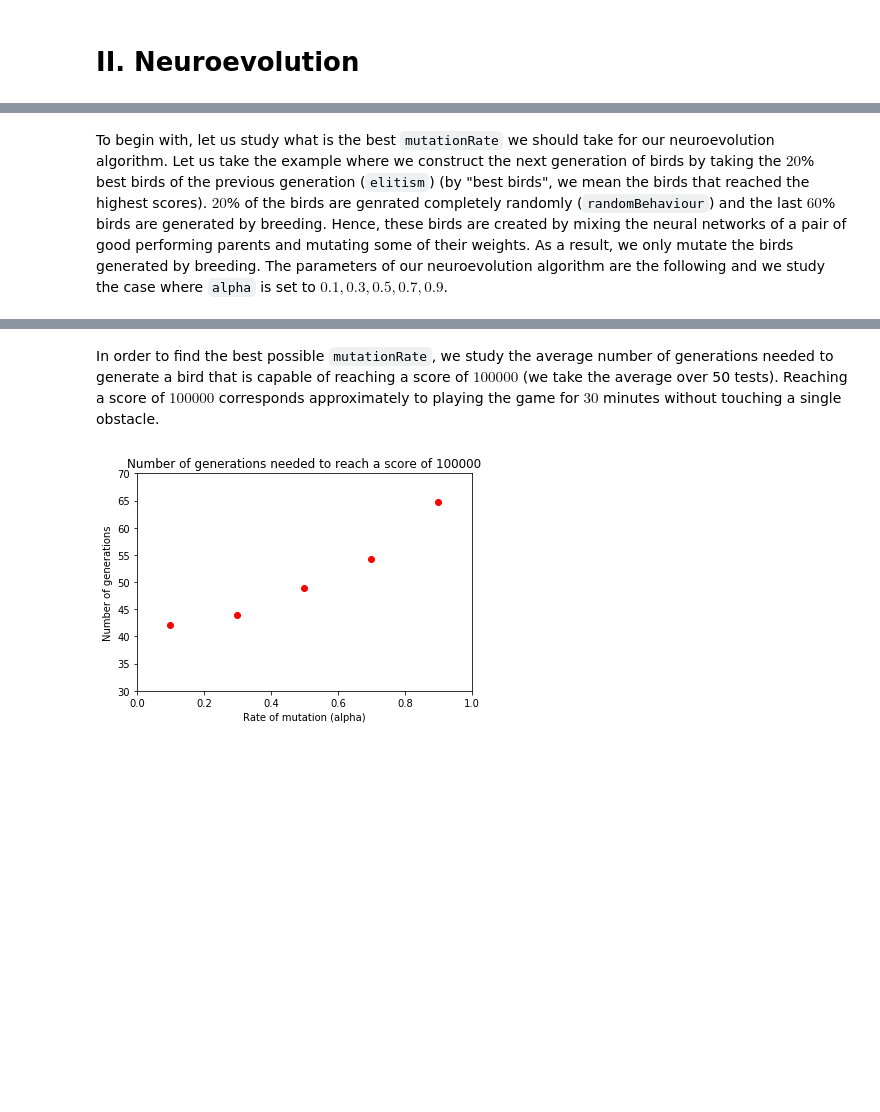
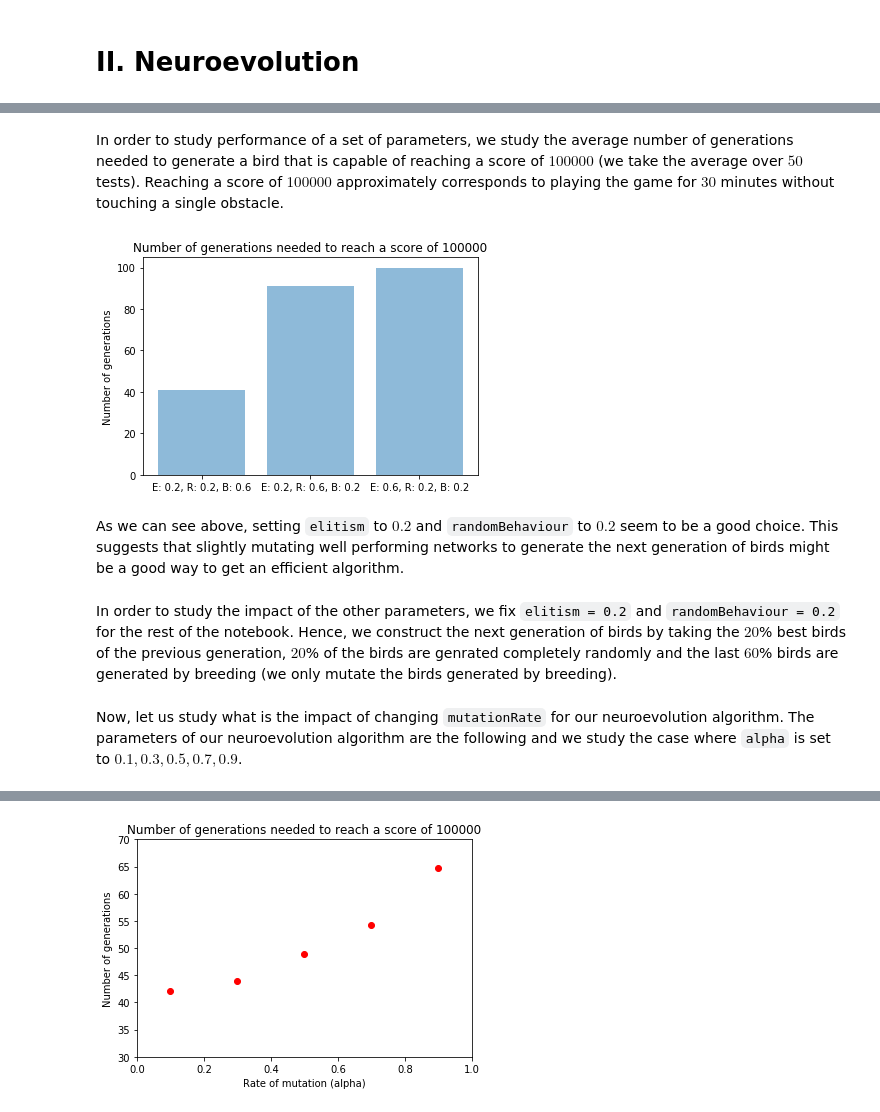
Before and after one commit to lucabonengel/FlappyProject, a Jupyter notebook: CSE204_Project.ipynb, the cells around one changed output, grey strips where cells are left out. Saved outputs shown, nothing was run; the diff lists cells and outputs as text; code cells hidden in the pictures; blank space fills up the shorter version.

Commit message:
Slides + Notebook

```diff
--- a/CSE204_Project.ipynb
+++ b/CSE204_Project.ipynb
@@ -42,9 +50,20 @@ When we create mutations in a neural network, two paramters need to be defined:
+# %% [markdown]
+In order to study performance of a set of parameters, we study the average number of generations needed to generate a bird that is capable of reaching a score of $100000$ (we take the average over $50$ tests). Reaching a score of $100000$ approximately corresponds to playing the game for $30$ minutes without touching a single obstacle.
+# %%
+plt.bar(['E: 0.2, R: 0.2, B: 0.6', 'E: 0.2, R: 0.6, B: 0.2', 'E: 0.6, R: 0.2, B: 0.2'], [40.86, 91.3, 99.9], align='center', alpha=0.5)
+plt.ylabel('Number of generations')
+plt.title('Number of generations needed to reach a score of 100000')
+plt.show()
+# %% [output]
+[figure, added]
+# %% [markdown]
+As we can see above, setting `elitism` to $0.2$ and `randomBehaviour` to $0.2$ seem to be a good choice. This suggests that slightly mutating well performing networks to generate the next generation of birds might be a good way to get an efficient algorithm.
 # %% [markdown]
-To begin with, let us study what is the best `mutationRate` we should take for our neuroevolution algorithm. Let us take the example where we construct the next generation of birds by taking the $20$% best birds of the previous generation (`elitism`) (by "best birds", we mean the birds that reached the highest scores). $20$% of the birds are genrated completely randomly (`randomBehaviour`) and the last $60$% birds are generated by breeding. Hence, these birds are created by mixing the neural networks of a pair of good performing parents and mutating some of their weights. As a result, we only mutate the birds generated by breeding. The parameters of our neuroevolution algorithm are the following and we study the case where `alpha` is set to $0.1, 0.3, 0.5, 0.7, 0.9$.
+In order to study the impact of the other parameters, we fix `elitism = 0.2` and `randomBehaviour = 0.2` for the rest of the notebook. Hence, we construct the next generation of birds by taking the $20$% best birds of the previous generation, $20$% of the birds are genrated completely randomly and the last $60$% birds are generated by breeding (we only mutate the birds generated by breeding).
+# %% [markdown]
+Now, let us study what is the impact of changing `mutationRate` for our neuroevolution algorithm. The parameters of our neuroevolution algorithm are the following and we study the case where `alpha` is set to $0.1, 0.3, 0.5, 0.7, 0.9$.
 # %% [markdown]
 <img src="img/parameters.png" width="700">
-# %% [markdown]
-In order to find the best possible `mutationRate`, we study the average number of generations needed to generate a bird that is capable of reaching a score of $100000$ (we take the average over 50 tests). Reaching a score of $100000$ corresponds approximately to playing the game for $30$ minutes without touching a single obstacle.
 # %%
 plt.plot([0.1, 0.3, 0.5, 0.7, 0.9], [42.16, 43.96, 48.9, 54.26, 64.78], 'ro')
 plt.axis([0, 1, 30, 70])
```
Also changed, not shown: parts of 8 cells of this notebook, 9 other files.
